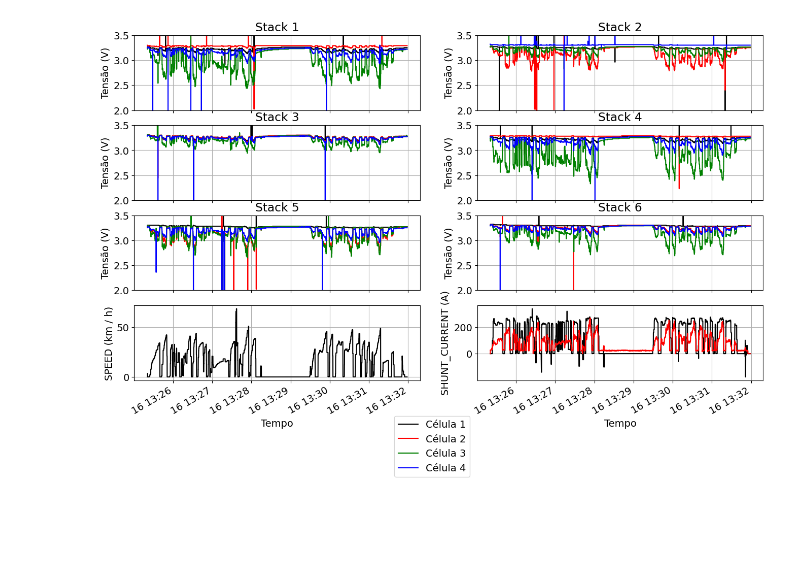
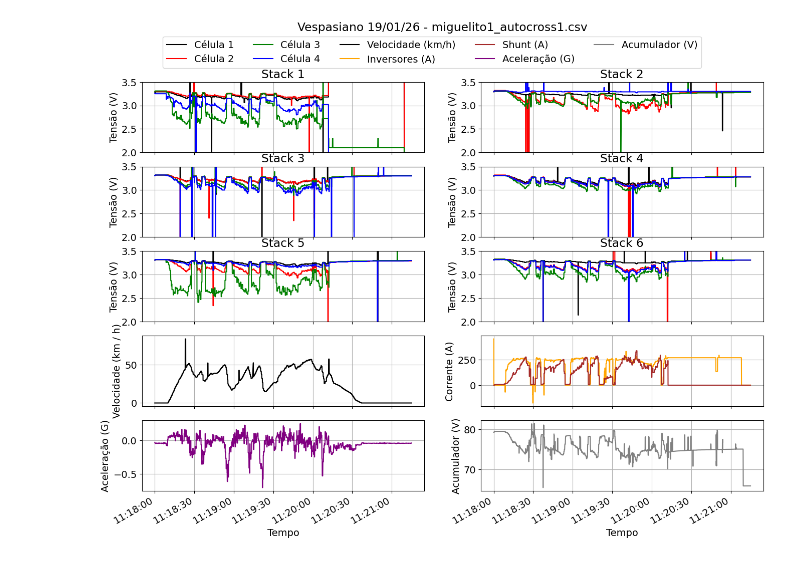
Before and after one commit to Tesla-UFMG/Data-Analysis, a Jupyter notebook: notebooks/csv_testing.ipynb, the cells around one changed output. Saved outputs shown, nothing was run; the diff lists cells and outputs as text; code cells hidden in the pictures; blank space fills up the shorter version.

Commit message:
processa os dados de vespasiano

```diff
--- a/notebooks/csv_testing.ipynb
+++ b/notebooks/csv_testing.ipynb
@@ -12,7 +12,8 @@ plt.rcParams["figure.figsize"] = (10, 6)
 
 # dataset_path = "../data/dados_telemetria/odonto_081225/full"
 # dataset_path = "../data/dados_telemetria/oficina_151225_comp/full/mike"
-dataset_path = "../data/dados_telemetria/betim_161225/full"
+# dataset_path = "../data/dados_telemetria/betim_161225/full"
+dataset_path = "../data/dados_telemetria/vespasiano_190126/full"
 
 
 # full_df = pd.read_csv(f'{dataset_path}/mike1_aceleracao3.csv')
@@ -21,9 +22,9 @@ dataset_path = "../data/dados_telemetria/betim_161225/full"
 # dataset_path = "../data/dados_telemetria/betim_161225/full/"
 # dataset_path = "../data/dados_telemetria/odonto_081225/full/"
 # full_df = pd.read_csv(f'{dataset_path}/full_df.csv')
-csv_file_name = "mike1_enduro1.csv"
+csv_file_name = "miguelito1_autocross1.csv"
 csv_folder = csv_file_name.split('_')[0]
 full_df = pd.read_csv(f'{dataset_path}/{csv_folder}/{csv_file_name}')
 # full_df = pd.read_csv(f'{dataset_path}/full_df.csv')
 # full_df.columns
-# full_df.shape
+full_df.shape
@@ -102,5 +118,5 @@ plt.show()
 # %%
-fig, axs = plt.subplots(4,2, figsize=(16,10)) # Adjust figsize as needed
+fig, axs = plt.subplots(5,2, figsize=(16,12)) # Adjust figsize as needed
 
 Y_LIM_RANGE = (2, 3.5)
 
@@ -161,40 +177,52 @@ axs[2,0].set_ylabel('Tensão (V)', color='black')
 axs[2,0].set_title('Stack 5')
 date_format = mdates.DateFormatter("%H:%M:%S")
 axs[2,0].xaxis.set_major_formatter(date_format)
 axs[2,0].set_ylim(Y_LIM_RANGE)
 axs[2,0].grid()
 
 axs[2,1].plot(dates_plot, full_df['STACK_6_CELL_1'][range_plot], color="black")
 axs[2,1].plot(dates_plot, full_df['STACK_6_CELL_2'][range_plot], color="red")
 axs[2,1].plot(dates_plot, full_df['STACK_6_CELL_3'][range_plot], color="green")
 axs[2,1].plot(dates_plot, full_df['STACK_6_CELL_4'][range_plot], color="blue")
 axs[2,1].set_xlabel('Tempo')
 axs[2,1].set_ylabel('Tensão (V)', color='black')
 axs[2,1].set_title('Stack 6')
 date_format = mdates.DateFormatter("%H:%M:%S")
 axs[2,1].xaxis.set_major_formatter(date_format)
 axs[2,1].set_ylim(Y_LIM_RANGE)
 axs[2,1].grid()
 
-axs[3,0].plot(dates_plot, full_df['VEHICLE_SPEED'][range_plot], color="black")
+axs[3,0].plot(dates_plot, full_df['VEHICLE_WHEEL_SPEED'][range_plot], color="black", label="Velocidade (km/h)")
 axs[3,0].set_xlabel('Tempo')
-axs[3,0].set_ylabel('SPEED (km / h)', color='black')
+axs[3,0].set_ylabel('Velocidade (km / h)', color='black')
 axs[3,0].grid()
 
-axs[3,1].plot(dates_plot, (full_df['RIGHT_MOTOR_CURRENT'] + full_df['LEFT_MOTOR_CURRENT'])[range_plot], color="black")
-axs[3,1].plot(dates_plot, (full_df['SHUNT_CURRENT'])[range_plot], color="red")
+axs[3,1].plot(dates_plot, (full_df['RIGHT_MOTOR_CURRENT'] + full_df['LEFT_MOTOR_CURRENT'])[range_plot], color="orange", label='Inversores (A)')
+axs[3,1].plot(dates_plot, (full_df['SHUNT_CURRENT'])[range_plot], color="brown", label='Shunt (A)')
 axs[3,1].set_xlabel('Tempo')
-axs[3,1].set_ylabel('SHUNT_CURRENT (A)', color='black')
+axs[3,1].set_ylabel('Corrente (A)')
 axs[3,1].grid()
+
+axs[4,0].plot(dates_plot, full_df['ACCEL_LONGITUDINAL'], color="purple", label="Aceleração (G)")
+axs[4,0].set_xlabel('Tempo')
+axs[4,0].set_ylabel('Aceleração (G)', color='black')
+axs[4,0].grid()
+
+# axs[4,1].plot(dates_plot, full_df['THROTTLE'], color="black")
+axs[4,1].plot(dates_plot, full_df['TOTAL_VOLTAGE'], color="gray", label='Acumulador (V)')
+axs[4,1].set_xlabel('Tempo')
+axs[4,1].set_ylabel('Acumulador (V)', color='black')
+axs[4,1].grid()
 
 # Optional: Rotate x-axis labels for better readability if they overlap
 fig.autofmt_xdate()
 
 # Optional: align legends
-fig.legend(loc='lower center')
+fig.legend(loc='upper center', ncol=5, borderaxespad=2)
+fig.suptitle("Vespasiano 19/01/26 - " + csv_file_name)
 plt.show()
 # %% [output]
-[figure, old version]
+[figure, new version]
 # %%
 plt.plot(dates_plot, full_df['ECU_MODE_ID'][range_plot])
 plt.show()
```
Also changed, not shown: parts of 11 cells of this notebook, 30 other files.
